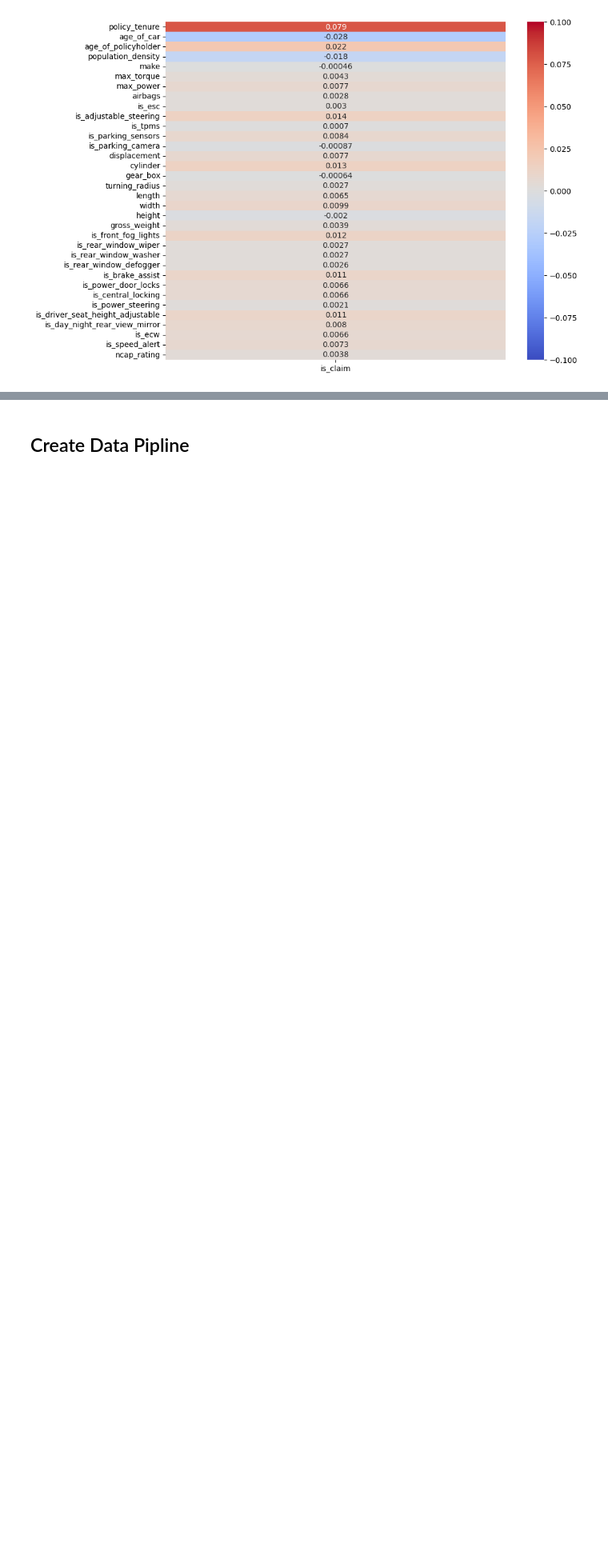
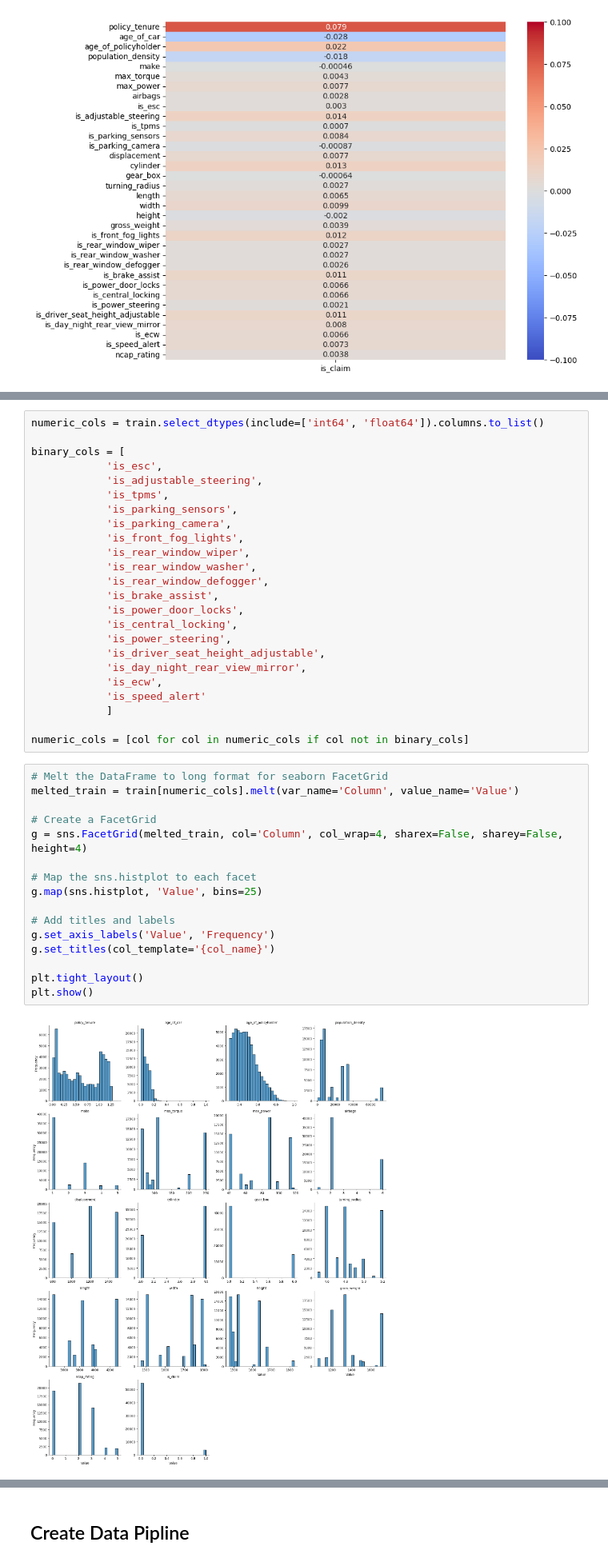
Before and after one commit to harryallum/Data-Science-Projects, a Jupyter notebook: Car Insurance Claim Prediction/main.ipynb, the cells around one changed output, grey strips where cells are left out. Shown at 80% size. Cells and saved outputs as stored; diff of their text form; blank space fills up the shorter version.

```diff
--- a/Car Insurance Claim Prediction/main.ipynb
+++ b/Car Insurance Claim Prediction/main.ipynb
@@ -187,0 +192,42 @@ sns.heatmap(corr_matrix_no_claim[['is_claim']],cmap='coolwarm', annot=True, vmax
+# %%
+numeric_cols = train.select_dtypes(include=['int64', 'float64']).columns.to_list()
+
+binary_cols = [
+            'is_esc',
+            'is_adjustable_steering',
+            'is_tpms',
+            'is_parking_sensors',
+            'is_parking_camera',
+            'is_front_fog_lights',
+            'is_rear_window_wiper',
+            'is_rear_window_washer',
+            'is_rear_window_defogger',
+            'is_brake_assist',
+            'is_power_door_locks',
+            'is_central_locking',
+            'is_power_steering',
+            'is_driver_seat_height_adjustable',
+            'is_day_night_rear_view_mirror',
+            'is_ecw',
+            'is_speed_alert'
+            ]
+
+numeric_cols = [col for col in numeric_cols if col not in binary_cols]
+# %%
+# Melt the DataFrame to long format for seaborn FacetGrid
+melted_train = train[numeric_cols].melt(var_name='Column', value_name='Value')
+
+# Create a FacetGrid
+g = sns.FacetGrid(melted_train, col='Column', col_wrap=4, sharex=False, sharey=False, height=4)
+
+# Map the sns.histplot to each facet
+g.map(sns.histplot, 'Value', bins=25)
+
+# Add titles and labels
+g.set_axis_labels('Value', 'Frequency')
+g.set_titles(col_template='{col_name}')
+
+plt.tight_layout()
+plt.show()
+# %% [output]
+[figure, added]
```
Also changed, not shown: parts of 45 cells of this notebook.
